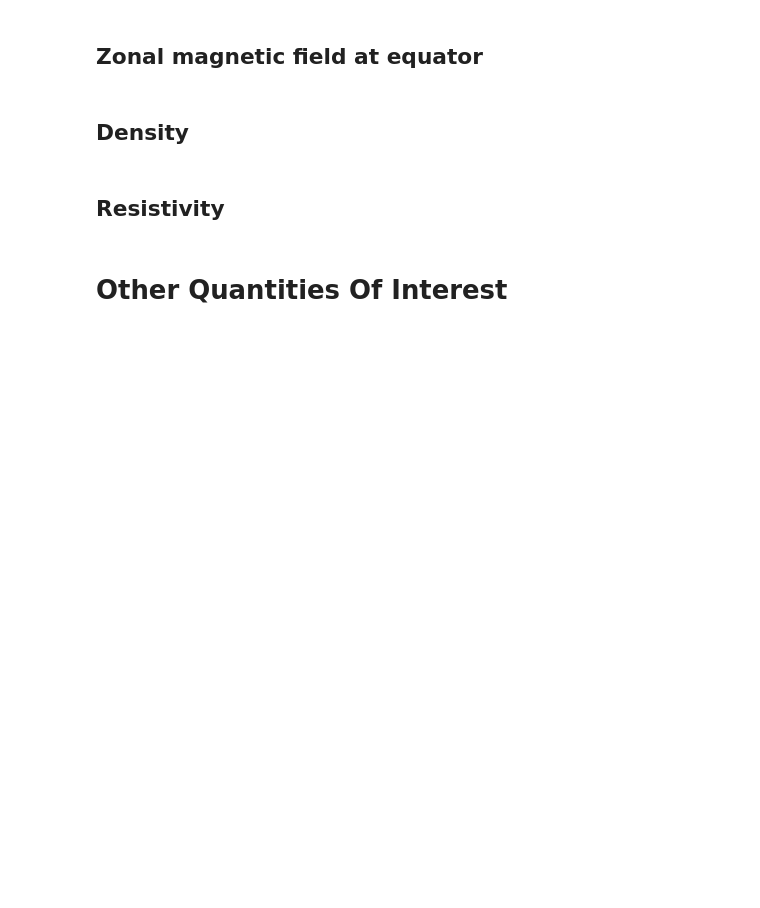
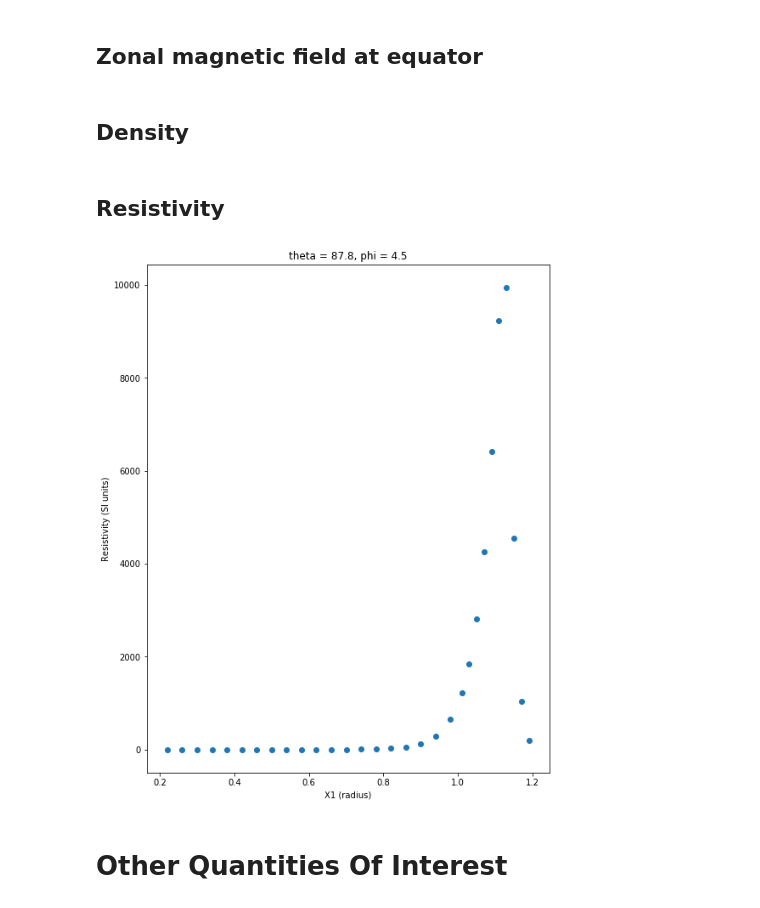
Before and after one commit to tygamvrelis/Astrophysics, a Jupyter notebook: Analysis.ipynb, the cells around one changed output. Drawn from its saved outputs; the diff is of its cells as text; code cells hidden in the pictures; blank space fills up the shorter version.

```diff
--- a/Analysis.ipynb
+++ b/Analysis.ipynb
@@ -345,7 +340,9 @@ plot_2d(dh, mgr, const_azimuth=True, log=False, data_idx=0, field='eta_r')
 mgr.end_set()
 # %%
 subplot_radius_vs_eta_2d(dh, 90, 0);
-save_plt('eta_vs_rad_equator_profile')
+mgr.save_plt('eta_vs_rad_equator_profile')
+# %% [output]
+[figure, added]
 # %% [markdown]
 # Other Quantities Of Interest
 # %%
```
Also changed, not shown: parts of 2 cells of this notebook, 1 other file.
